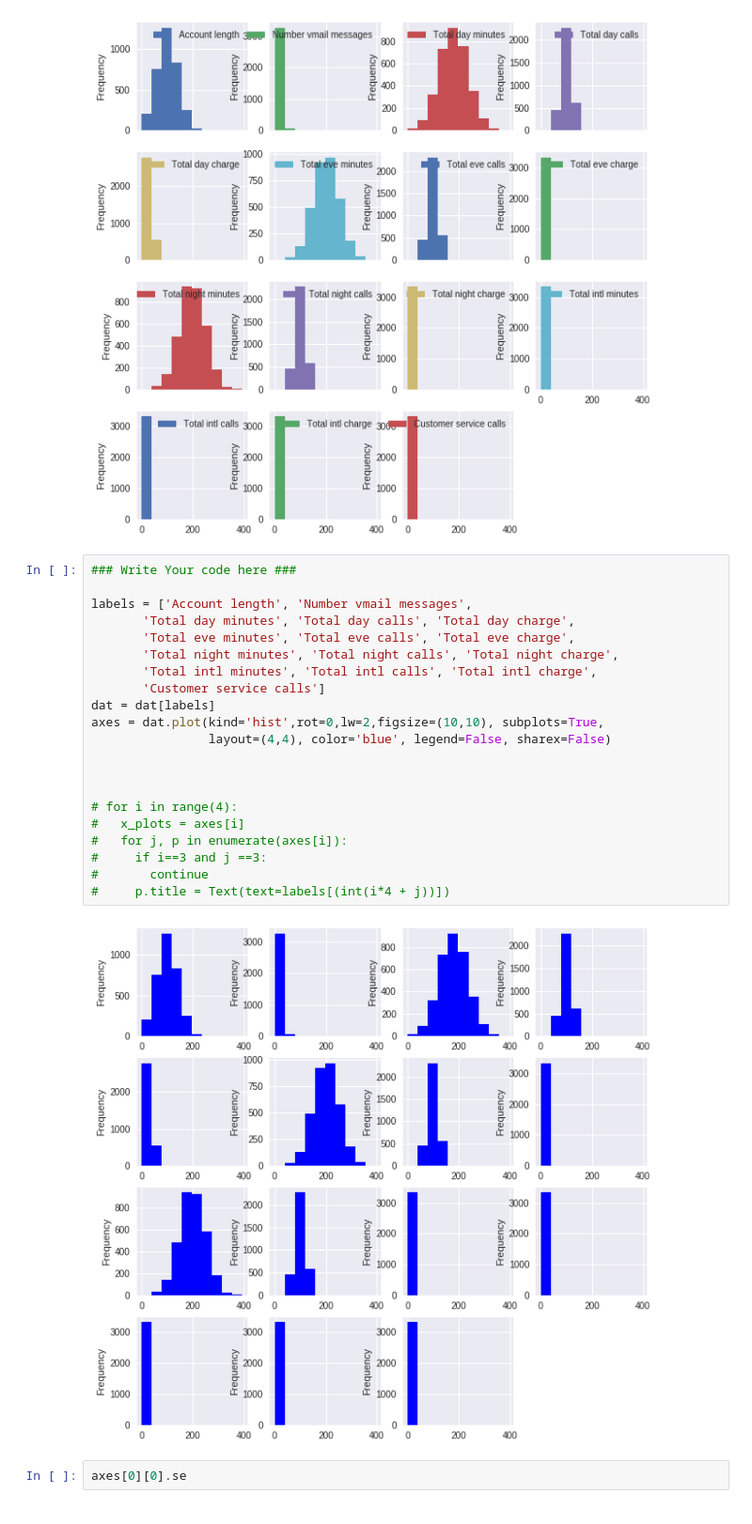
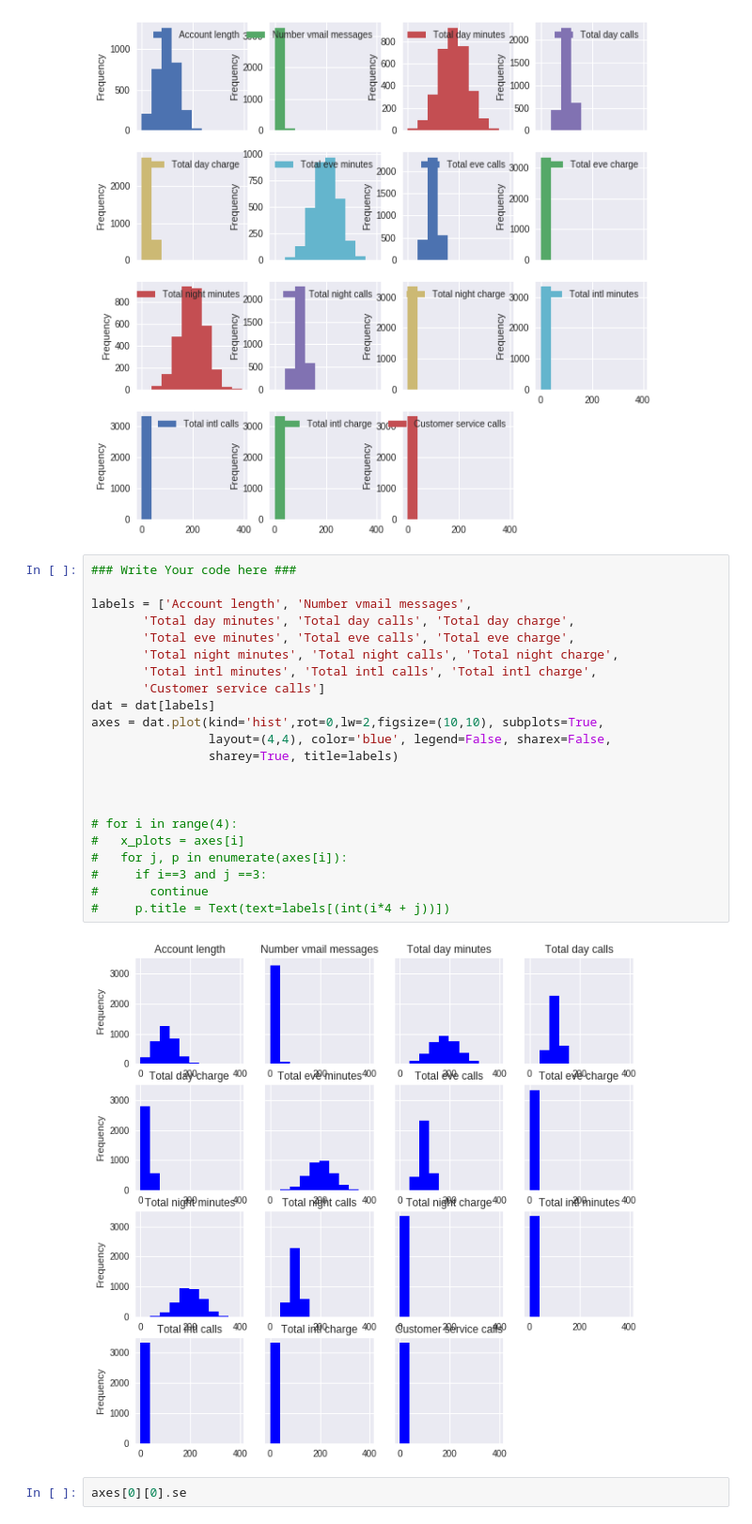
Before and after one commit to parashar-lonewolf/IDA-ss19, a Jupyter notebook: LearningPandasandPylab.ipynb, the cells around one changed output. Shown at 94% size. Drawn from its saved outputs; the diff is of its cells as text.

```diff
--- a/LearningPandasandPylab.ipynb
+++ b/LearningPandasandPylab.ipynb
@@ -247,26 +247,27 @@ axes = dat.plot(kind='hist',rot=0,lw=2,figsize=(10,10), subplots=True, layout=(4
 # %%
 ### Write Your code here ###
 
 labels = ['Account length', 'Number vmail messages',
        'Total day minutes', 'Total day calls', 'Total day charge',
        'Total eve minutes', 'Total eve calls', 'Total eve charge',
        'Total night minutes', 'Total night calls', 'Total night charge',
        'Total intl minutes', 'Total intl calls', 'Total intl charge',
        'Customer service calls']
 dat = dat[labels]
 axes = dat.plot(kind='hist',rot=0,lw=2,figsize=(10,10), subplots=True,
-                layout=(4,4), color='blue', legend=False, sharex=False)
+                layout=(4,4), color='blue', legend=False, sharex=False,
+                sharey=True, title=labels)
 
 
 
 # for i in range(4):
 #   x_plots = axes[i]
 #   for j, p in enumerate(axes[i]):
 #     if i==3 and j ==3:
 #       continue
 #     p.title = Text(text=labels[(int(i*4 + j))])
 # %% [output]
-[figure, old version]
+[figure, new version]
 # %%
 axes[0][0].se
 # %% [output]
```
